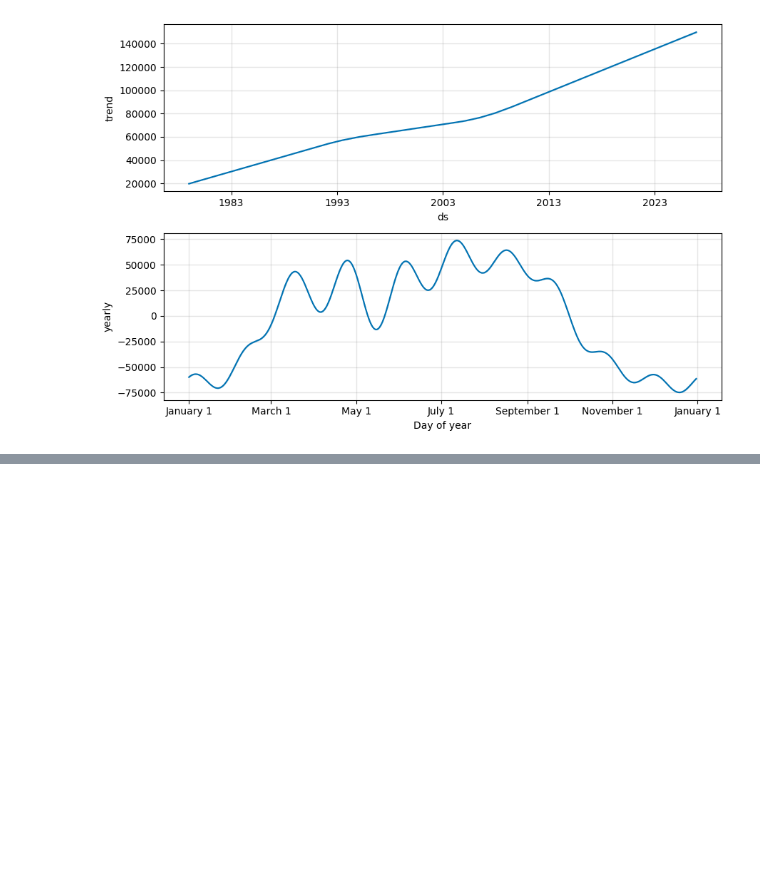
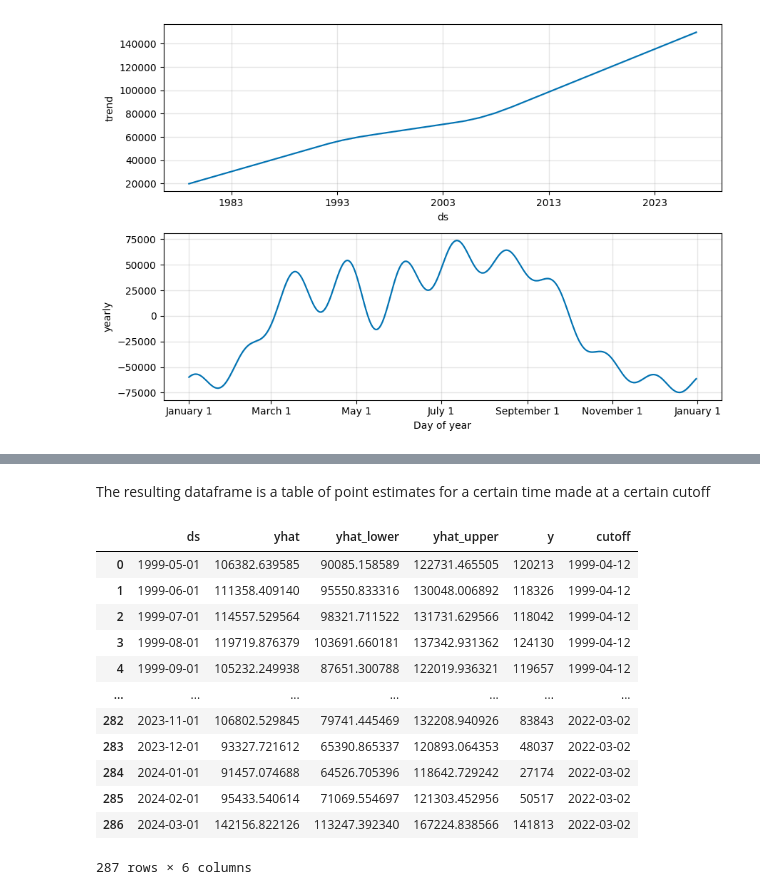
Before and after one commit to rgbuckley/utah_nps_visitation, a Jupyter notebook: Prophet.ipynb, the cells around one changed output, grey strips where cells are left out. Saved outputs shown, nothing was run; the diff lists cells and outputs as text; code cells hidden in the pictures; blank space fills up the shorter version.

```diff
--- a/Prophet.ipynb
+++ b/Prophet.ipynb
@@ -376,0 +413,18 @@ dtype: int64
+# %% [markdown]
+The resulting dataframe is a table of point estimates for a certain time made at a certain cutoff
+# %%
+df_cv
+# %% [output]
+|  | ds | yhat | yhat_lower | yhat_upper | y | cutoff |
+| 0 | 1999-05-01 | 106382.639585 | 90085.158589 | 122731.465505 | 120213 | 1999-04-12 |
+| 1 | 1999-06-01 | 111358.409140 | 95550.833316 | 130048.006892 | 118326 | 1999-04-12 |
+| 2 | 1999-07-01 | 114557.529564 | 98321.711522 | 131731.629566 | 118042 | 1999-04-12 |
+| 3 | 1999-08-01 | 119719.876379 | 103691.660181 | 137342.931362 | 124130 | 1999-04-12 |
+| 4 | 1999-09-01 | 105232.249938 | 87651.300788 | 122019.936321 | 119657 | 1999-04-12 |
+| ... | ... | ... | ... | ... | ... | ... |
+| 282 | 2023-11-01 | 106802.529845 | 79741.445469 | 132208.940926 | 83843 | 2022-03-02 |
+| 283 | 2023-12-01 | 93327.721612 | 65390.865337 | 120893.064353 | 48037 | 2022-03-02 |
+| 284 | 2024-01-01 | 91457.074688 | 64526.705396 | 118642.729242 | 27174 | 2022-03-02 |
+| 285 | 2024-02-01 | 95433.540614 | 71069.554697 | 121303.452956 | 50517 | 2022-03-02 |
+| 286 | 2024-03-01 | 142156.822126 | 113247.392340 | 167224.838566 | 141813 | 2022-03-02 |
+287 rows × 6 columns
```
Also changed, not shown: parts of 16 cells of this notebook.
